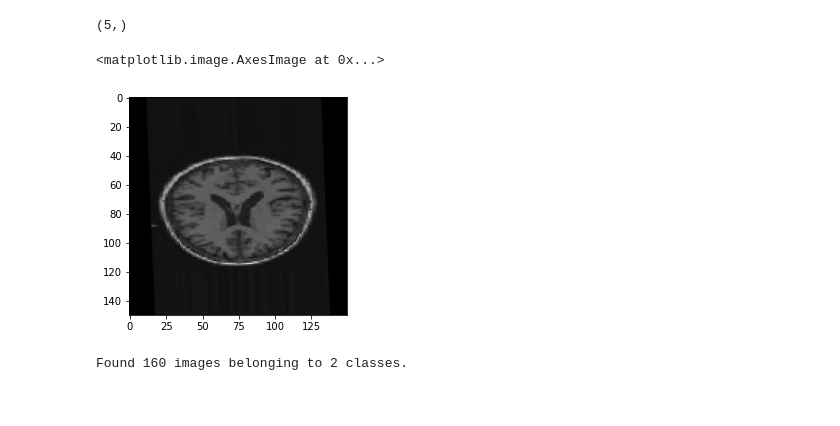
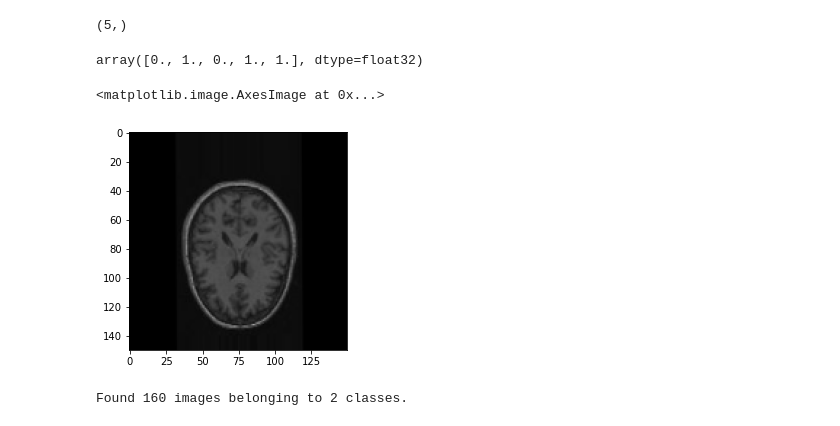
Before and after one commit to rjsgn1209/deep_learning_study, a Jupyter notebook: brain_image.ipynb, the cells around one changed output. Cells and saved outputs as stored; diff of their text form; code cells hidden in the pictures.

```diff
--- a/brain_image.ipynb
+++ b/brain_image.ipynb
@@ -56,12 +56,16 @@ Found 160 images belonging to 2 classes.
 train_generator.next()[1].shape
 # %% [output]
 (5,)
+# %%
+train_generator.next()[1]
+# %% [output]
+array([0., 1., 0., 1., 1.], dtype=float32)
 # %%
-train_generator.next()[0][0].shape
+train_generator.next()[0][1].shape
 plt.imshow(train_generator.next()[0][0])
 # %% [output]
 <matplotlib.image.AxesImage at 0x...>
-[figure, old version]
+[figure, new version]
 # %%
 test_dategen = ImageDataGenerator(rescale=1./255)
 # %%
```
Also changed, not shown: parts of 1 cell of this notebook, 10 other files.
